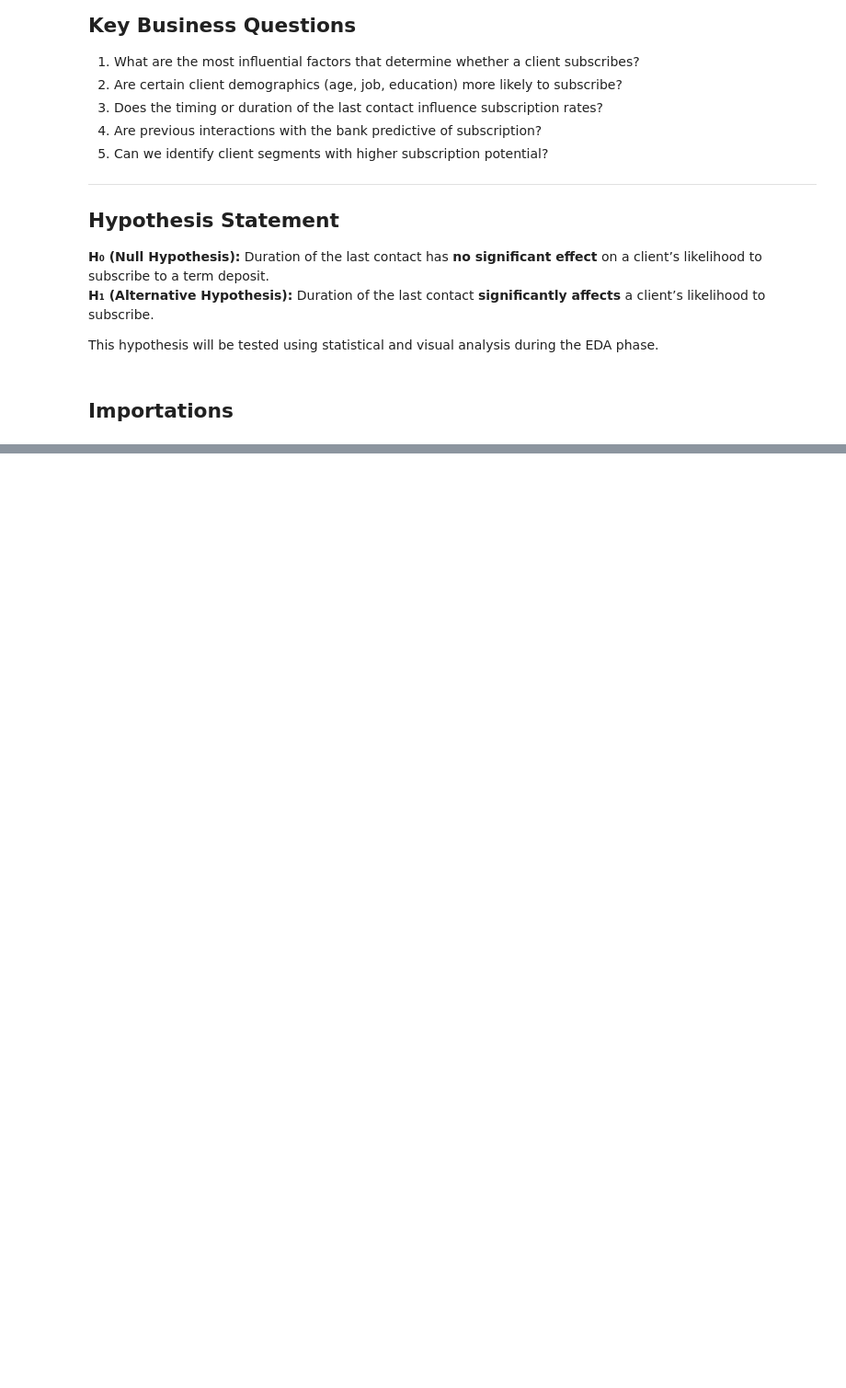
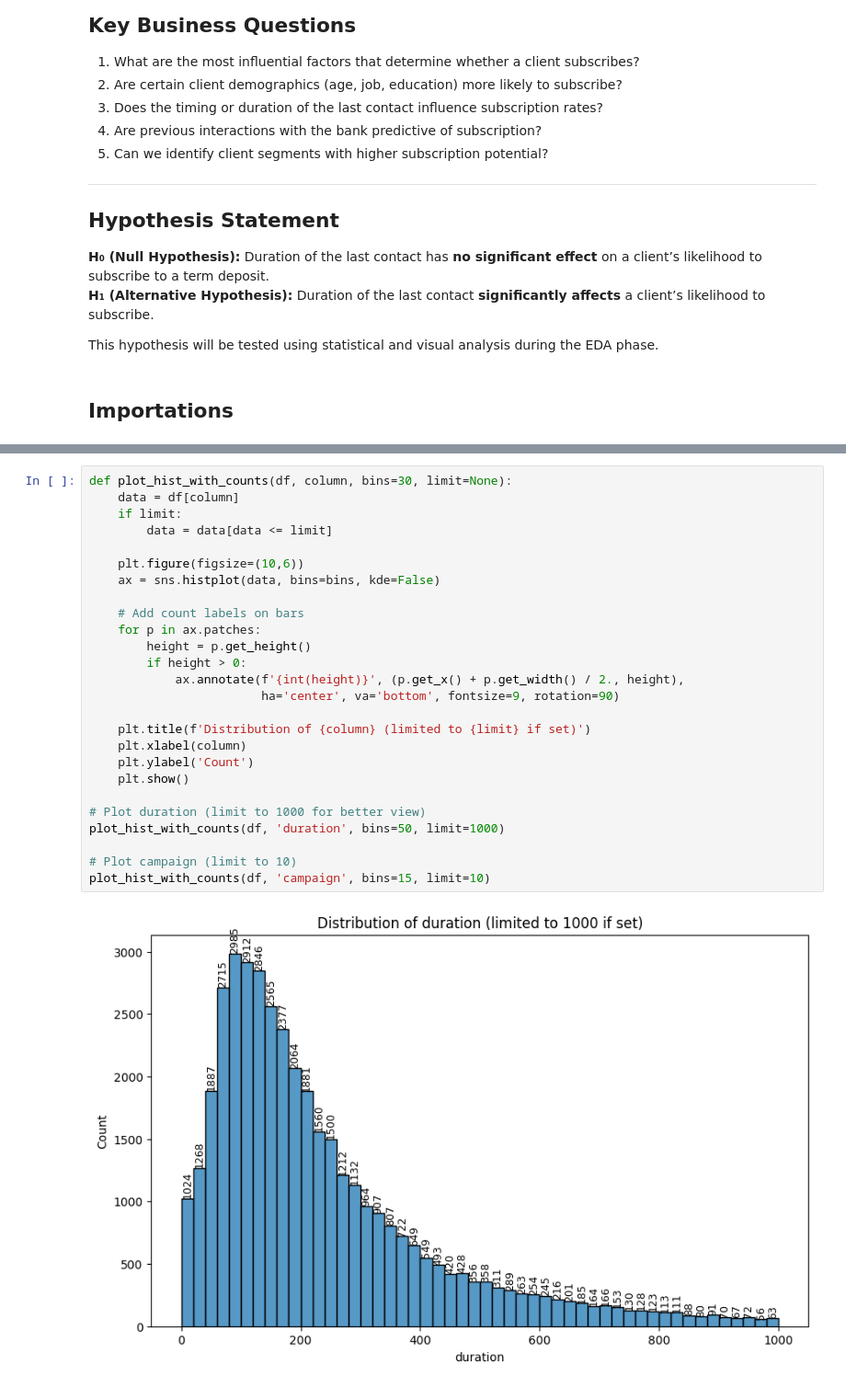
Before and after one commit to michaelodumanye/Bank-Term-Deposit-Predictor, a Jupyter notebook: notebooks/project.ipynb, the cells around one changed output, grey strips where cells are left out. Shown at 92% size. Saved outputs shown, nothing was run; the diff lists cells and outputs as text; blank space fills up the shorter version.

```diff
--- a/notebooks/project.ipynb
+++ b/notebooks/project.ipynb
@@ -101,0 +244,28 @@ ModuleNotFoundError: No module named 'numpy'
+# %%
+def plot_hist_with_counts(df, column, bins=30, limit=None):
+    data = df[column]
+    if limit:
+        data = data[data <= limit]
+
+    plt.figure(figsize=(10,6))
+    ax = sns.histplot(data, bins=bins, kde=False)
+
+    # Add count labels on bars
+    for p in ax.patches:
+        height = p.get_height()
+        if height > 0:
+            ax.annotate(f'{int(height)}', (p.get_x() + p.get_width() / 2., height),
+                        ha='center', va='bottom', fontsize=9, rotation=90)
+
+    plt.title(f'Distribution of {column} (limited to {limit} if set)')
+    plt.xlabel(column)
+    plt.ylabel('Count')
+    plt.show()
+
+# Plot duration (limit to 1000 for better view)
+plot_hist_with_counts(df, 'duration', bins=50, limit=1000)
+
+# Plot campaign (limit to 10)
+plot_hist_with_counts(df, 'campaign', bins=15, limit=10)
+# %% [output]
+[figure, added]
```
Also changed, not shown: parts of 65 cells of this notebook, 4 other files.
